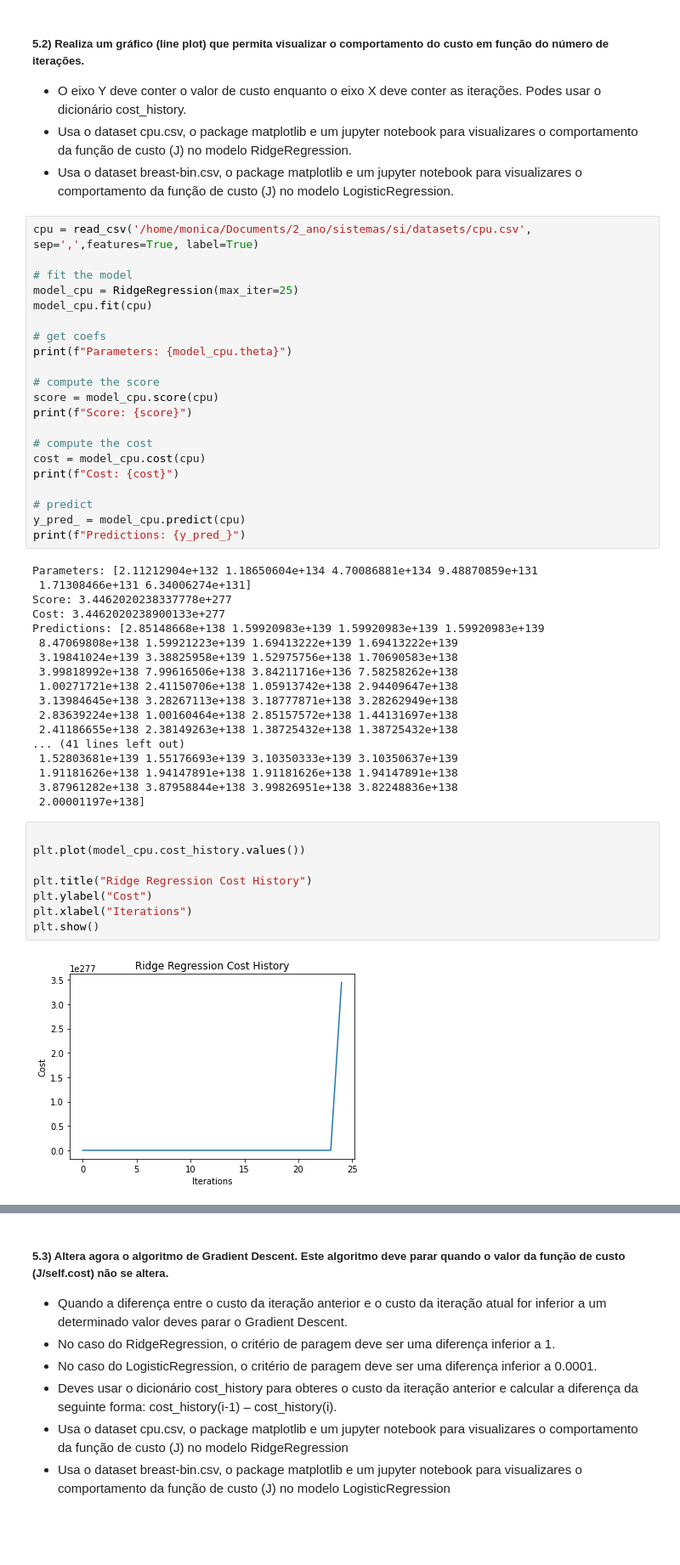
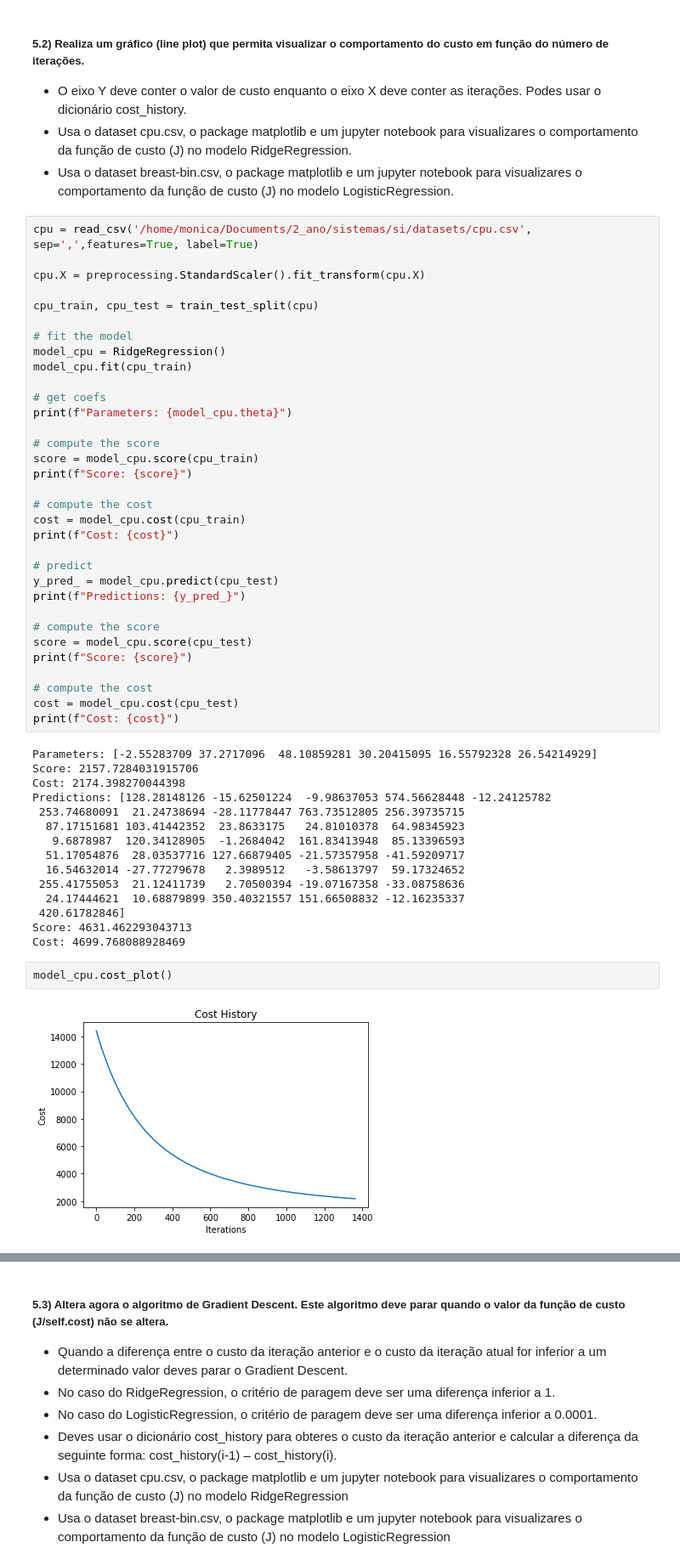
Before and after one commit to mleiras/si, a Jupyter notebook: scripts/Exercicios_Aula5.ipynb, the cells around one changed output, grey strips where cells are left out. Shown: that part at 85% size. Drawn from its saved outputs; the diff is of its cells as text; blank space fills up the shorter version.

```diff
--- a/scripts/Exercicios_Aula5.ipynb
+++ b/scripts/Exercicios_Aula5.ipynb
@@ -29,52 +31,55 @@ from src.si.io_folder.module_csv import read_csv
 # %%
 cpu = read_csv('/home/monica/Documents/2_ano/sistemas/si/datasets/cpu.csv', sep=',',features=True, label=True)
 
+cpu.X = preprocessing.StandardScaler().fit_transform(cpu.X)
+
+cpu_train, cpu_test = train_test_split(cpu)
+
 # fit the model
-model_cpu = RidgeRegression(max_iter=25)
-model_cpu.fit(cpu)
+model_cpu = RidgeRegression()
+model_cpu.fit(cpu_train)
 
 # get coefs
 print(f"Parameters: {model_cpu.theta}")
 
 # compute the score
-score = model_cpu.score(cpu)
+score = model_cpu.score(cpu_train)
 print(f"Score: {score}")
 
 # compute the cost
-cost = model_cpu.cost(cpu)
+cost = model_cpu.cost(cpu_train)
 print(f"Cost: {cost}")
 
 # predict
-y_pred_ = model_cpu.predict(cpu)
+y_pred_ = model_cpu.predict(cpu_test)
 print(f"Predictions: {y_pred_}")
+
+# compute the score
+score = model_cpu.score(cpu_test)
+print(f"Score: {score}")
+
+# compute the cost
+cost = model_cpu.cost(cpu_test)
+print(f"Cost: {cost}")
 # %% [output]
-Parameters: [2.11212904e+132 1.18650604e+134 4.70086881e+134 9.48870859e+131
- 1.71308466e+131 6.34006274e+131]
-Score: 3.4462020238337778e+277
-Cost: 3.4462020238900133e+277
-Predictions: [2.85148668e+138 1.59920983e+139 1.59920983e+139 1.59920983e+139
- 8.47069808e+138 1.59921223e+139 1.69413222e+139 1.69413222e+139
- 3.19841024e+139 3.38825958e+139 1.52975756e+138 1.70690583e+138
- 3.99818992e+138 7.99616506e+138 3.84211716e+136 7.58258262e+138
- 1.00271721e+138 2.41150706e+138 1.05913742e+138 2.94409647e+138
- 3.13984645e+138 3.28267113e+138 3.18777871e+138 3.28262949e+138
- 2.83639224e+138 1.00160464e+138 2.85157572e+138 1.44131697e+138
- 2.41186655e+138 2.38149263e+138 1.38725432e+138 1.38725432e+138
-... (41 lines left out)
- 1.52803681e+139 1.55176693e+139 3.10350333e+139 3.10350637e+139
- 1.91181626e+138 1.94147891e+138 1.91181626e+138 1.94147891e+138
- 3.87961282e+138 3.87958844e+138 3.99826951e+138 3.82248836e+138
- 2.00001197e+138]
+Parameters: [-2.55283709 37.2717096  48.10859281 30.20415095 16.55792328 26.54214929]
+Score: 2157.7284031915706
+Cost: 2174.398270044398
+Predictions: [128.28148126 -15.62501224  -9.98637053 574.56628448 -12.24125782
+ 253.74680091  21.24738694 -28.11778447 763.73512805 256.39735715
+  87.17151681 103.41442352  23.8633175   24.81010378  64.98345923
+   9.6878987  120.34128905  -1.2684042  161.83413948  85.13396593
+  51.17054876  28.03537716 127.66879405 -21.57357958 -41.59209717
+  16.54632014 -27.77279678   2.3989512   -3.58613797  59.17324652
+ 255.41755053  21.12411739   2.70500394 -19.07167358 -33.08758636
+  24.17444621  10.68879899 350.40321557 151.66508832 -12.16235337
+ 420.61782846]
+Score: 4631.462293043713
+Cost: 4699.768088928469
-# %%
-
-plt.plot(model_cpu.cost_history.values())
-
-plt.title("Ridge Regression Cost History")
-plt.ylabel("Cost")
-plt.xlabel("Iterations")
-plt.show()
-# %% [output]
-[figure, removed]
+# %%
+model_cpu.cost_plot()
+# %% [output]
+[figure, added]
 # %%
 breast_bin = read_csv('/home/monica/Documents/2_ano/sistemas/si/datasets/breast-bin.csv', sep=',',features=True, label=True)
 
```
Also changed, not shown: parts of 9 cells of this notebook, 2 other files.
